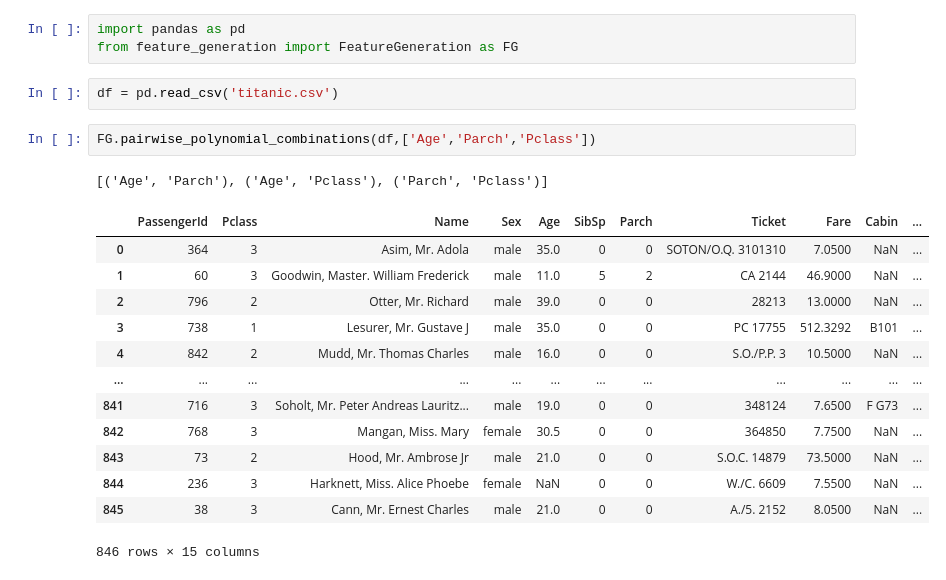
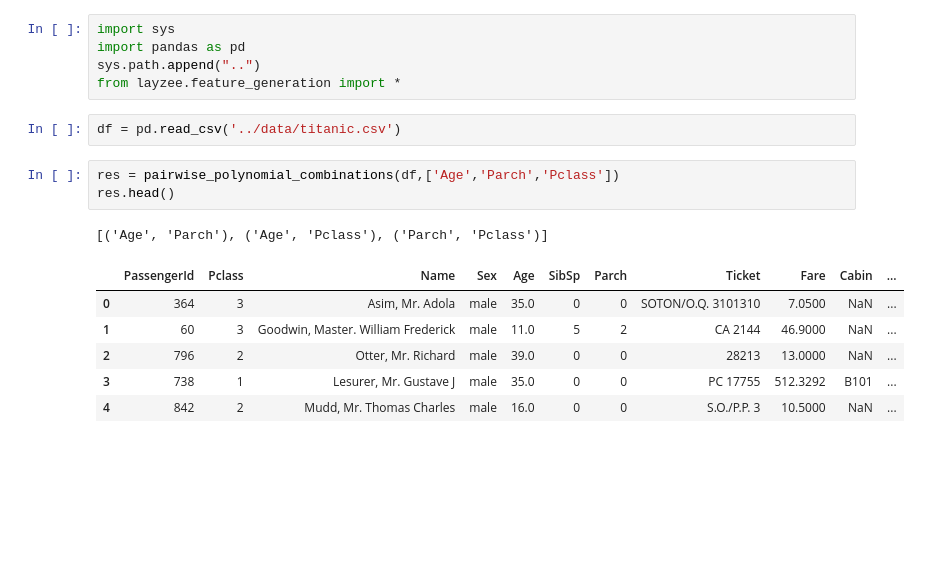
Before and after one commit to HunterKruger/Layzee, a Jupyter notebook: examples/test_feature_generation.ipynb, the cells around one changed output. Drawn from its saved outputs; the diff is of its cells as text; blank space fills up the shorter version.

```diff
--- a/examples/test_feature_generation.ipynb
+++ b/examples/test_feature_generation.ipynb
@@ -1,22 +1,18 @@
 # %%
+import sys
 import pandas as pd
-from feature_generation import FeatureGeneration as FG
+sys.path.append("..")
+from layzee.feature_generation import *
 # %%
-df = pd.read_csv('titanic.csv')
+df = pd.read_csv('../data/titanic.csv')
 # %%
-FG.pairwise_polynomial_combinations(df,['Age','Parch','Pclass'])
+res = pairwise_polynomial_combinations(df,['Age','Parch','Pclass'])
+res.head()
 # %% [output]
 [('Age', 'Parch'), ('Age', 'Pclass'), ('Parch', 'Pclass')]
 |  | PassengerId | Pclass | Name | Sex | Age | SibSp | Parch | Ticket | Fare | Cabin | ... |
 | 0 | 364 | 3 | Asim, Mr. Adola | male | 35.0 | 0 | 0 | SOTON/O.Q. 3101310 | 7.0500 | NaN | ... |
 | 1 | 60 | 3 | Goodwin, Master. William Frederick | male | 11.0 | 5 | 2 | CA 2144 | 46.9000 | NaN | ... |
 | 2 | 796 | 2 | Otter, Mr. Richard | male | 39.0 | 0 | 0 | 28213 | 13.0000 | NaN | ... |
 | 3 | 738 | 1 | Lesurer, Mr. Gustave J | male | 35.0 | 0 | 0 | PC 17755 | 512.3292 | B101 | ... |
 | 4 | 842 | 2 | Mudd, Mr. Thomas Charles | male | 16.0 | 0 | 0 | S.O./P.P. 3 | 10.5000 | NaN | ... |
-| ... | ... | ... | ... | ... | ... | ... | ... | ... | ... | ... | ... |
-| 841 | 716 | 3 | Soholt, Mr. Peter Andreas Lauritz... | male | 19.0 | 0 | 0 | 348124 | 7.6500 | F G73 | ... |
-| 842 | 768 | 3 | Mangan, Miss. Mary | female | 30.5 | 0 | 0 | 364850 | 7.7500 | NaN | ... |
-| 843 | 73 | 2 | Hood, Mr. Ambrose Jr | male | 21.0 | 0 | 0 | S.O.C. 14879 | 73.5000 | NaN | ... |
-| 844 | 236 | 3 | Harknett, Miss. Alice Phoebe | female | NaN | 0 | 0 | W./C. 6609 | 7.5500 | NaN | ... |
-| 845 | 38 | 3 | Cann, Mr. Ernest Charles | male | 21.0 | 0 | 0 | A./5. 2152 | 8.0500 | NaN | ... |
-846 rows × 15 columns
```
Also changed, not shown: parts of 5 cells of this notebook, 14 other files.
